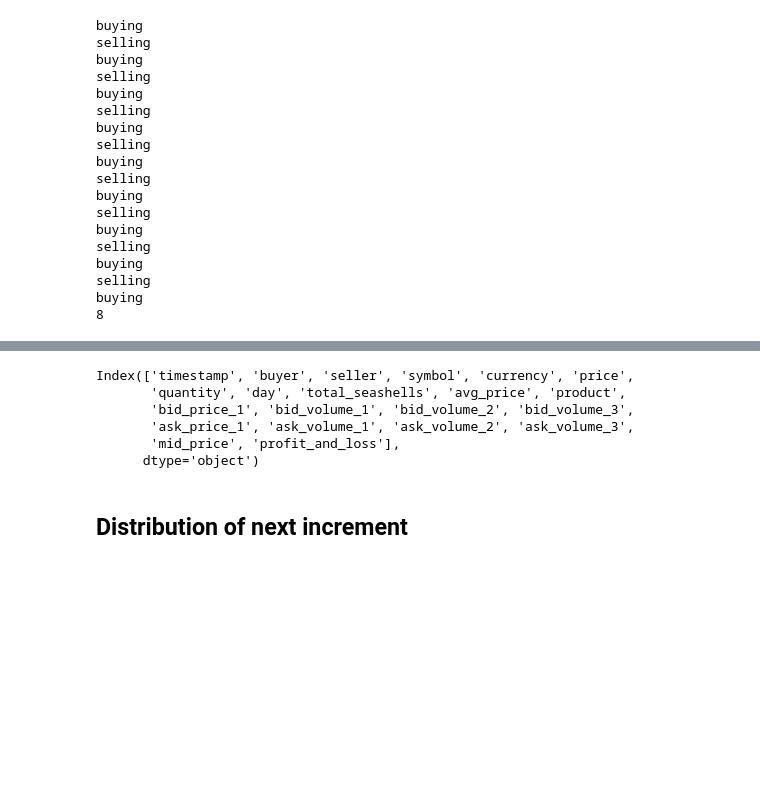
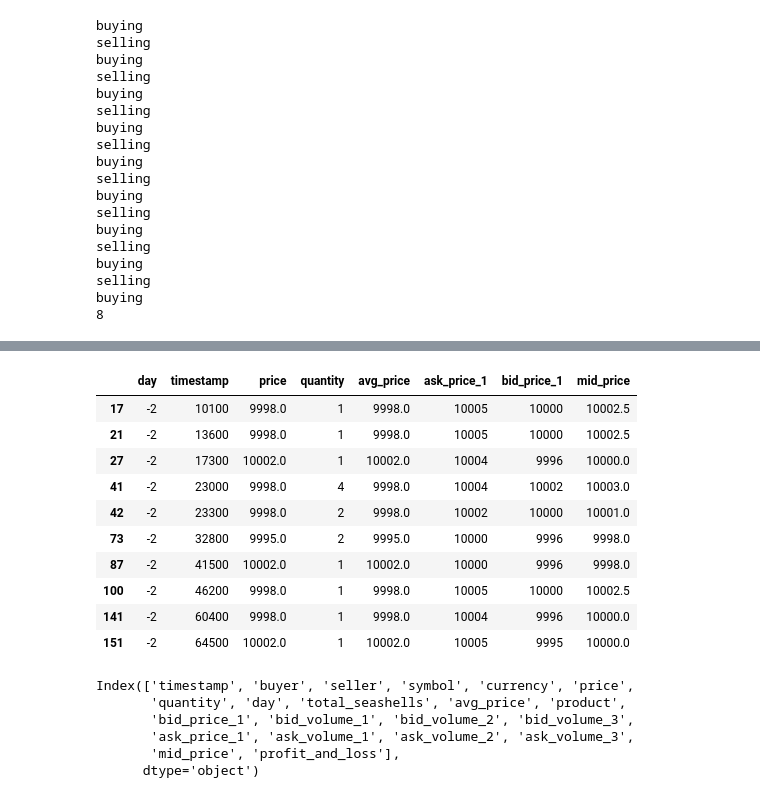
Before and after one commit to yungarjun/prosperity_3, a Jupyter notebook: initial_eda.ipynb, the cells around one changed output, grey strips where cells are left out. Drawn from its saved outputs; the diff is of its cells as text; code cells hidden in the pictures; blank space fills up the shorter version.

```diff
--- a/initial_eda.ipynb
+++ b/initial_eda.ipynb
@@ -239,0 +213,10 @@ Name: quantity, dtype: int64
+# %%
+new_df = (
+    new_df
+        .assign(match_ask= lambda new_df: new_df.price == new_df.ask_price_1)
+        .assign(match_bid= lambda new_df: new_df.price == new_df.bid_price_1)
+)
+new_df = (
+    new_df
+        .assign(match_first= lambda new_df: new_df.match_ask  | new_df.match_bid)
+)
@@ -240,3 +234,17 @@ Name: quantity, dtype: int64
+# %%
+new_df.query('match_first == False')[['day', 'timestamp', 'price', 'quantity', 'avg_price', 'ask_price_1', 'bid_price_1', 'mid_price']].head(10)
+# %% [output]
+|  | day | timestamp | price | quantity | avg_price | ask_price_1 | bid_price_1 | mid_price |
+| 17 | -2 | 10100 | 9998.0 | 1 | 9998.0 | 10005 | 10000 | 10002.5 |
+| 21 | -2 | 13600 | 9998.0 | 1 | 9998.0 | 10005 | 10000 | 10002.5 |
+| 27 | -2 | 17300 | 10002.0 | 1 | 10002.0 | 10004 | 9996 | 10000.0 |
+| 41 | -2 | 23000 | 9998.0 | 4 | 9998.0 | 10004 | 10002 | 10003.0 |
+| 42 | -2 | 23300 | 9998.0 | 2 | 9998.0 | 10002 | 10000 | 10001.0 |
+| 73 | -2 | 32800 | 9995.0 | 2 | 9995.0 | 10000 | 9996 | 9998.0 |
+| 87 | -2 | 41500 | 10002.0 | 1 | 10002.0 | 10000 | 9996 | 9998.0 |
+| 100 | -2 | 46200 | 9998.0 | 1 | 9998.0 | 10005 | 10000 | 10002.5 |
+| 141 | -2 | 60400 | 9998.0 | 1 | 9998.0 | 10004 | 9996 | 10000.0 |
+| 151 | -2 | 64500 | 10002.0 | 1 | 10002.0 | 10005 | 9995 | 10000.0 |
 # %%
 new_df
 # %% [output]
@@ -246,5 +254,3 @@ Index(['timestamp', 'buyer', 'seller', 'symbol', 'currency', 'price',
        'ask_price_1', 'ask_volume_1', 'ask_volume_2', 'ask_volume_3',
        'mid_price', 'profit_and_loss'],
       dtype='object')
-# %% [markdown]
-## Distribution of next increment
```
Also changed, not shown: parts of 9 cells of this notebook, 1 other file.
